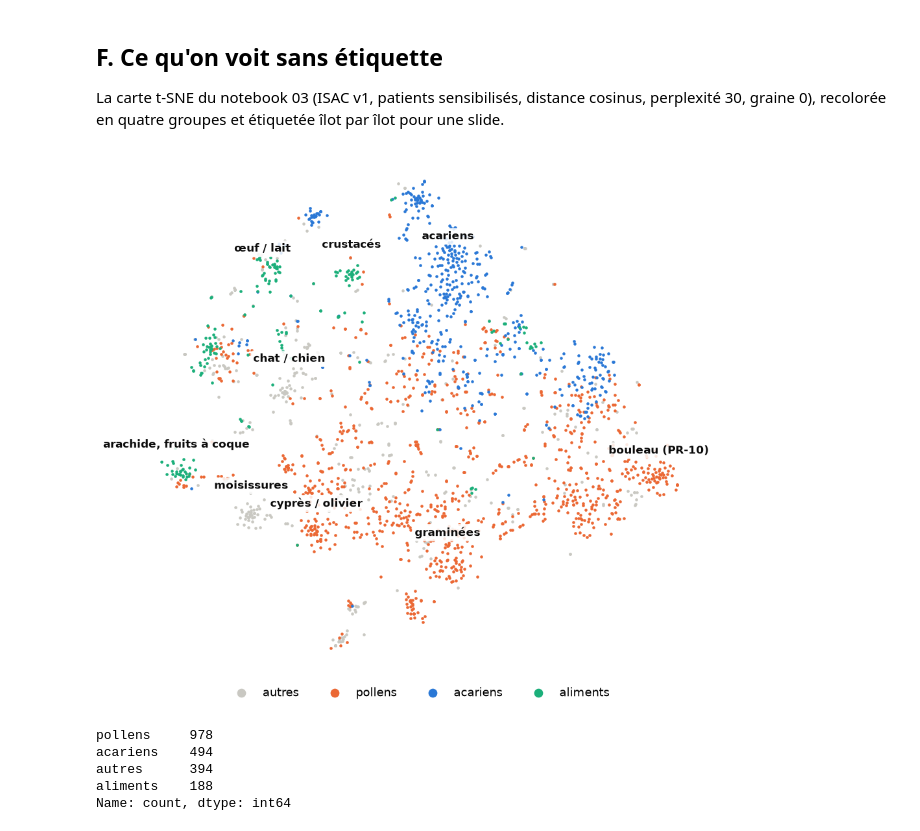
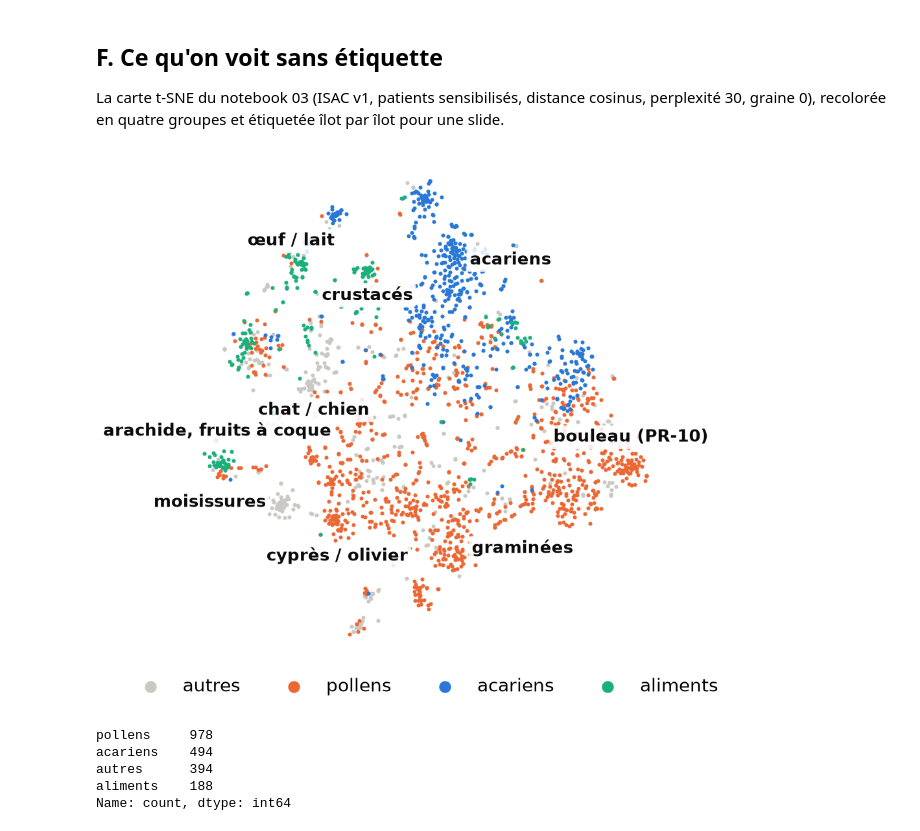
Before and after one commit to lucastabary/Allergen-Chip-Challenge, a Jupyter notebook: notebooks/06_lt_story_figures.ipynb, the cells around one changed output. Drawn from its saved outputs; the diff is of its cells as text; code cells hidden in the pictures.

Commit message:
feat: add slide-sized figures for the talk
Co-Authored-By: Claude Opus 5.5 <noreply@anthropic.com>

```diff
--- a/notebooks/06_lt_story_figures.ipynb
+++ b/notebooks/06_lt_story_figures.ipynb
@@ -169,16 +169,16 @@ L = lor.loc[rows]
 Q = q.loc[rows]
 cmap = LinearSegmentedColormap.from_list("div", [BLUE, "#f3f2ee", ORANGE])
 lim = 1.4  # log OR (OR 0.25 .. 4)
-fig, ax = plt.subplots(figsize=(10.5, 7.2))
+fig, ax = plt.subplots(figsize=(12.5, 8.8))
 ax.imshow(L.to_numpy(), cmap=cmap, norm=TwoSlopeNorm(0, -lim, lim), aspect="auto")
 for i in range(L.shape[0]):
     for j in range(L.shape[1]):
         orv = np.exp(L.iat[i, j])
         sig = Q.iat[i, j] < 0.05
-        ax.text(j, i, f"{orv:.2f}", ha="center", va="center", fontsize=12 if sig else 10,
+        ax.text(j, i, f"{orv:.2f}", ha="center", va="center", fontsize=18 if sig else 14,
                 fontweight="bold" if sig else "normal", color=INK if sig else "#9d9c97")
-ax.set_xticks(range(L.shape[1]), list(MAP_TARGETS.values()), fontsize=11)
-ax.set_yticks(range(L.shape[0]), [FAMILY_LABELS[r] for r in rows], fontsize=11)
+ax.set_xticks(range(L.shape[1]), list(MAP_TARGETS.values()), fontsize=16)
+ax.set_yticks(range(L.shape[0]), [FAMILY_LABELS[r] for r in rows], fontsize=16)
 ax.xaxis.tick_top()
 ax.grid(False)
 for s in ax.spines.values():
@@ -192,10 +192,10 @@ for g, name in zip(GROUPS, GROUP_NAMES):
     if edge > -0.5:
         ax.axhline(edge, color="white", lw=7)
     if name:
-        ax.text(L.shape[1] - 0.4, edge + len(g) / 2, name, va="center", ha="left", fontsize=10.5, color=MUTED)
+        ax.text(L.shape[1] - 0.4, edge + len(g) / 2, name, va="center", ha="left", fontsize=15, color=MUTED)
     edge += len(g)
 fig.text(0.01, 0.01, "OR par allergène positif de plus dans la famille, ajusté âge, puce, région et autres familles. "
-         "Gras : FDR < 5 % ; orange = plus de risque, bleu = moins.", fontsize=9, color=MUTED)
+         "Gras : FDR < 5 % ; orange = plus de risque, bleu = moins.", fontsize=12, color=MUTED)
 fig.tight_layout(rect=(0, 0.03, 1, 1))
 fig.savefig(FIG / "06_family_map.png", dpi=200, bbox_inches="tight")
 plt.show()
@@ -333,39 +333,45 @@ dom = dominant.loc[x.index].to_numpy()
 
 GROUPS4 = {"mites": "acariens", "grass": "pollens", "pr10": "pollens", "cypress": "pollens", "weeds": "pollens",
            "nuts": "aliments", "eggmilk": "aliments", "shellfish": "aliments"}
 g4 = np.array([GROUPS4.get(d, "autres") for d in dom])
 COL4 = {"autres": "#c9c8c2", "pollens": ORANGE, "acariens": BLUE, "aliments": "#1baf7a"}
 fig, ax = plt.subplots(figsize=(9, 8))
 for name in ["autres", "pollens", "acariens", "aliments"]:
     m = g4 == name
-    ax.scatter(emb[m, 0], emb[m, 1], s=9, color=COL4[name], linewidths=0, label=name)
+    ax.scatter(emb[m, 0], emb[m, 1], s=16, color=COL4[name], linewidths=0, label=name)
 # direct labels at the centre of each marker island
 ISLANDS = {"mites": "acariens", "grass": "graminées", "pr10": "bouleau (PR-10)", "cypress": "cyprès / olivier",
            "pets": "chat / chien", "mold": "moisissures", "nuts": "arachide, fruits à coque",
            "eggmilk": "œuf / lait", "shellfish": "crustacés"}
 span = emb.max(axis=0) - emb.min(axis=0)
 radius = 0.04 * span.max()
+# label beside the densest point of each group; offsets (fraction of the map) chosen so labels don't collide
+OFFSET = {"mites": (0.045, 0, "left", "center"), "eggmilk": (0, 0.05, "center", "bottom"),
+          "shellfish": (0, -0.04, "center", "top"), "pets": (0, -0.05, "center", "top"),
+          "nuts": (0, 0.05, "center", "bottom"), "mold": (-0.035, 0, "right", "center"),
+          "cypress": (0, -0.06, "center", "top"), "grass": (0.05, 0, "left", "center"),
+          "pr10": (0, 0.05, "center", "bottom")}
 for key, lab in ISLANDS.items():
     pts = emb[dom == key]
     if len(pts) < 15:
         continue
-    # the label sits just above the densest point of the group (its main island)
     d = np.linalg.norm(pts[:, None, :] - pts[None, :, :], axis=2)
     cx, cy = pts[(d < radius).sum(axis=1).argmax()]
-    ax.text(cx, cy + 0.045 * span[1], lab, fontsize=11, fontweight="bold", color=INK, ha="center",
-            va="bottom", bbox=dict(boxstyle="round,pad=0.25", fc="white", ec="none", alpha=0.85))
+    dx, dy, ha, va = OFFSET[key]
+    ax.text(cx + dx * span[0], cy + dy * span[1], lab, fontsize=17, fontweight="bold", color=INK, ha=ha,
+            va=va, bbox=dict(boxstyle="round,pad=0.2", fc="white", ec="none", alpha=0.85))
 ax.set_xticks([])
 ax.set_yticks([])
 ax.grid(False)
 for s in ax.spines.values():
     s.set_visible(False)
-ax.legend(frameon=False, loc="upper center", bbox_to_anchor=(0.5, -0.01), ncol=4, markerscale=3, fontsize=12)
+ax.legend(frameon=False, loc="upper center", bbox_to_anchor=(0.5, -0.01), ncol=4, markerscale=3, fontsize=18)
 fig.tight_layout()
 fig.savefig(FIG / "06_tsne_islands.png", dpi=200, bbox_inches="tight")
 plt.show()
 print(pd.Series(g4).value_counts())
 # %% [output]
-[figure, old version]
+[figure, new version]
 pollens     978
 acariens    494
 autres      394
```
Also changed, not shown: parts of 5 cells of this notebook, 4 other files.
